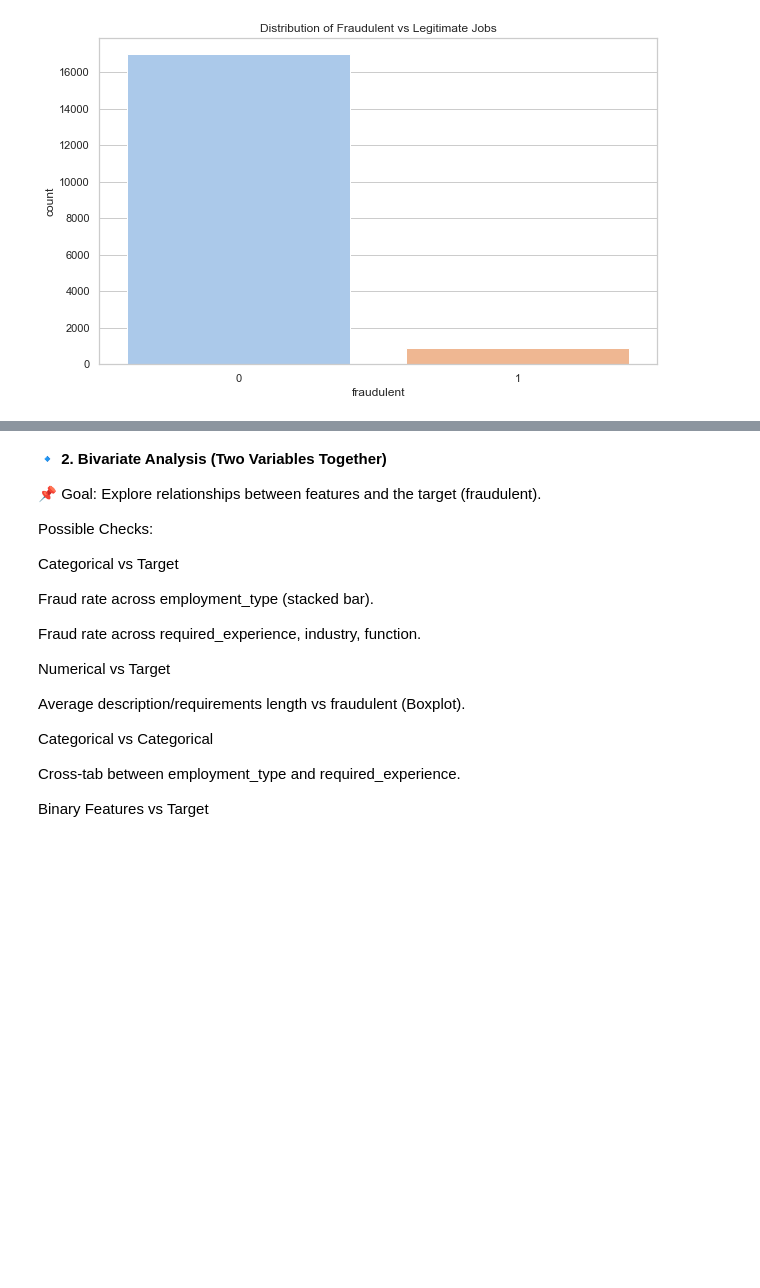
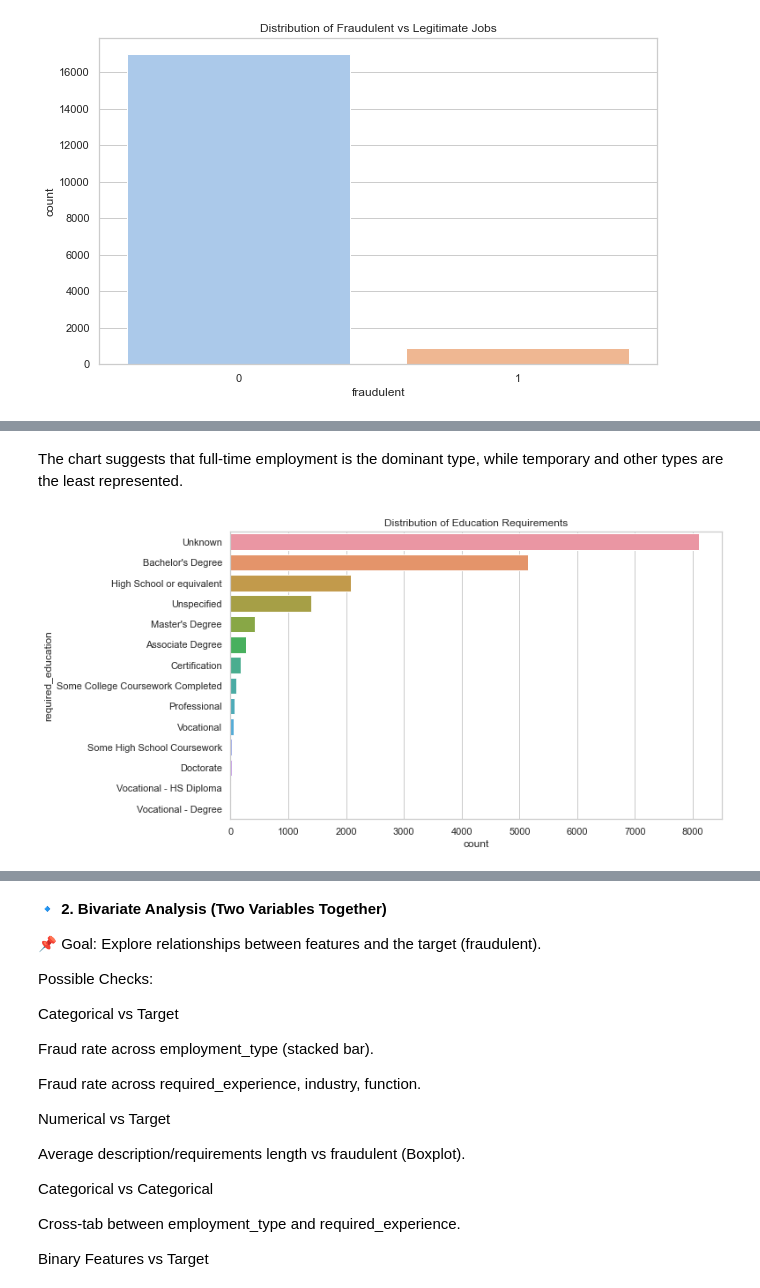
Before and after one commit to FGithaiga/FAKE_JOB_POSTING, a Jupyter notebook: index.ipynb, the cells around one changed output, grey strips where cells are left out. Cells and saved outputs as stored; diff of their text form; code cells hidden in the pictures; blank space fills up the shorter version.

```diff
--- a/index.ipynb
+++ b/index.ipynb
@@ -176,0 +201,9 @@ plt.show()
+# %% [markdown]
+The chart suggests that full-time employment is the dominant type, while temporary and other types are the least represented.
+# %%
+# Required education distribution
+sns.countplot(y="required_education", data=df, order=df["required_education"].value_counts().index)
+plt.title("Distribution of Education Requirements")
+plt.show()
+# %% [output]
+[figure, added]
```
Also changed, not shown: parts of 29 cells of this notebook.
